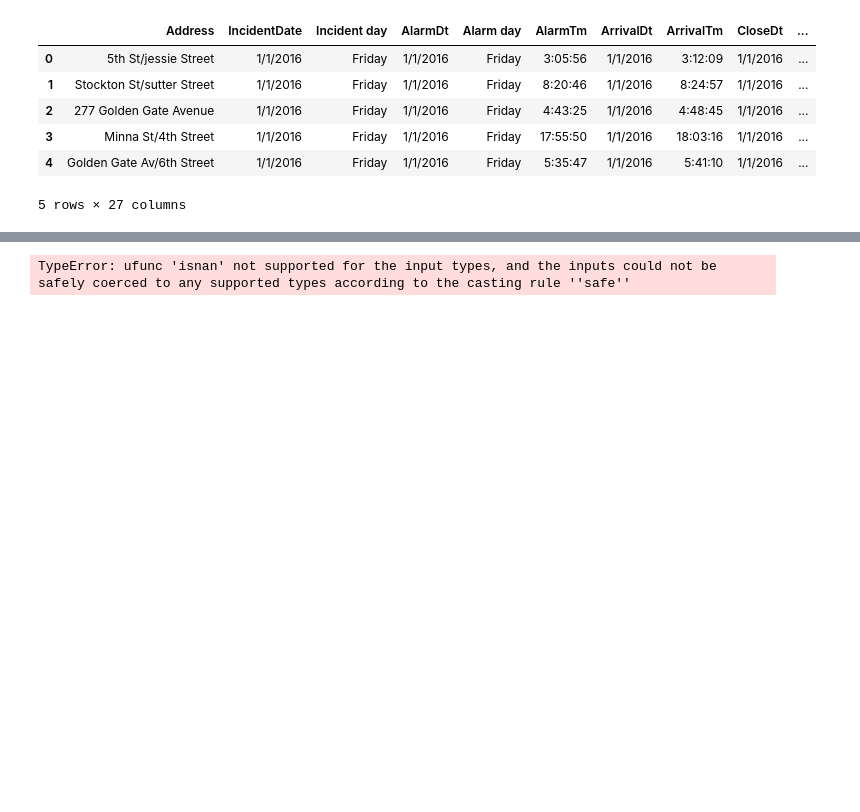
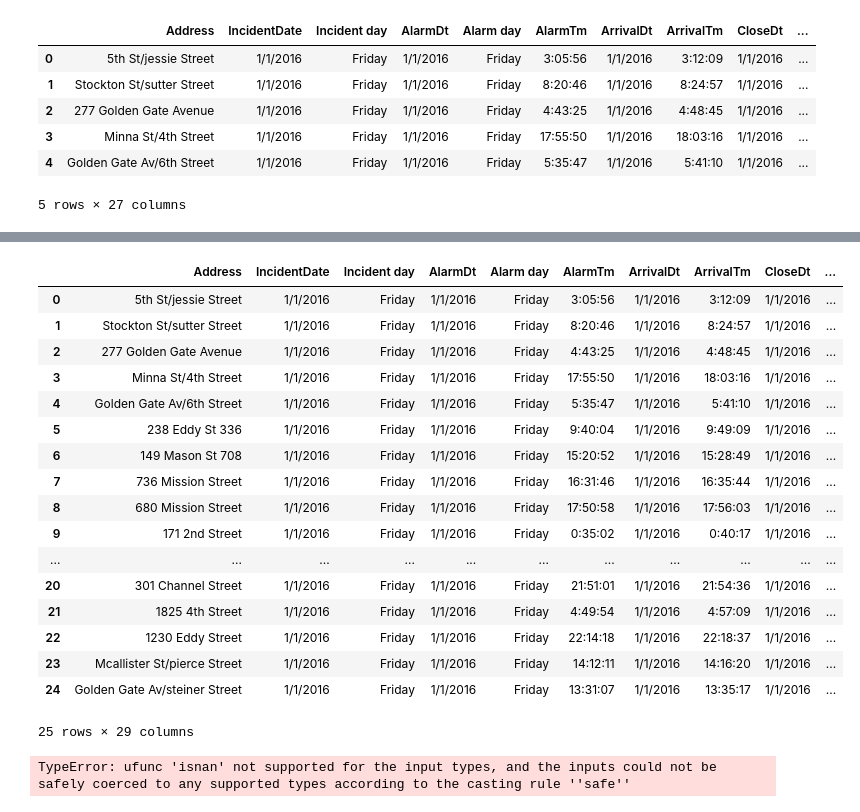
Before and after one commit to Fairfield-University-BA505/final-project-fa2019-fab4, a Jupyter notebook: SFOEMS_Code-Copy1.ipynb, the cells around one changed output, grey strips where cells are left out. Saved outputs shown, nothing was run; the diff lists cells and outputs as text; code cells hidden in the pictures; blank space fills up the shorter version.

```diff
--- a/SFOEMS_Code-Copy1.ipynb
+++ b/SFOEMS_Code-Copy1.ipynb
@@ -119,3 +110,30 @@ plt.ylim(8000,10000)
+# %%
+#To create a dictionary of weekday vs. weekend
+weekday_vs_weekend = {'Monday': 'Weekday', 'Tuesday': 'Weekday', 'Wednesday': 'Weekday', 'Thursday': 'Weekday', 'Friday': 'Weekday', 'Saturday': 'Weekend', 'Sunday': 'Weekend'}
+#print(weekday_vs_weekend)
+
+#To add season column to df using append
+SFOEMS['Day Type']=SFOEMS['Incident day'].map(weekday_vs_weekend)
+SFOEMS.head(25)
+# %% [output]
+|  | Address | IncidentDate | Incident day | AlarmDt | Alarm day | AlarmTm | ArrivalDt | ArrivalTm | CloseDt | ... |
+| 0 | 5th St/jessie Street | 1/1/2016 | Friday | 1/1/2016 | Friday | 3:05:56 | 1/1/2016 | 3:12:09 | 1/1/2016 | ... |
+| 1 | Stockton St/sutter Street | 1/1/2016 | Friday | 1/1/2016 | Friday | 8:20:46 | 1/1/2016 | 8:24:57 | 1/1/2016 | ... |
+| 2 | 277 Golden Gate Avenue | 1/1/2016 | Friday | 1/1/2016 | Friday | 4:43:25 | 1/1/2016 | 4:48:45 | 1/1/2016 | ... |
+| 3 | Minna St/4th Street | 1/1/2016 | Friday | 1/1/2016 | Friday | 17:55:50 | 1/1/2016 | 18:03:16 | 1/1/2016 | ... |
+| 4 | Golden Gate Av/6th Street | 1/1/2016 | Friday | 1/1/2016 | Friday | 5:35:47 | 1/1/2016 | 5:41:10 | 1/1/2016 | ... |
+| 5 | 238 Eddy St 336 | 1/1/2016 | Friday | 1/1/2016 | Friday | 9:40:04 | 1/1/2016 | 9:49:09 | 1/1/2016 | ... |
+| 6 | 149 Mason St 708 | 1/1/2016 | Friday | 1/1/2016 | Friday | 15:20:52 | 1/1/2016 | 15:28:49 | 1/1/2016 | ... |
+| 7 | 736 Mission Street | 1/1/2016 | Friday | 1/1/2016 | Friday | 16:31:46 | 1/1/2016 | 16:35:44 | 1/1/2016 | ... |
+| 8 | 680 Mission Street | 1/1/2016 | Friday | 1/1/2016 | Friday | 17:50:58 | 1/1/2016 | 17:56:03 | 1/1/2016 | ... |
+| 9 | 171 2nd Street | 1/1/2016 | Friday | 1/1/2016 | Friday | 0:35:02 | 1/1/2016 | 0:40:17 | 1/1/2016 | ... |
+| ... | ... | ... | ... | ... | ... | ... | ... | ... | ... | ... |
+| 20 | 301 Channel Street | 1/1/2016 | Friday | 1/1/2016 | Friday | 21:51:01 | 1/1/2016 | 21:54:36 | 1/1/2016 | ... |
+| 21 | 1825 4th Street | 1/1/2016 | Friday | 1/1/2016 | Friday | 4:49:54 | 1/1/2016 | 4:57:09 | 1/1/2016 | ... |
+| 22 | 1230 Eddy Street | 1/1/2016 | Friday | 1/1/2016 | Friday | 22:14:18 | 1/1/2016 | 22:18:37 | 1/1/2016 | ... |
+| 23 | Mcallister St/pierce Street | 1/1/2016 | Friday | 1/1/2016 | Friday | 14:12:11 | 1/1/2016 | 14:16:20 | 1/1/2016 | ... |
+| 24 | Golden Gate Av/steiner Street | 1/1/2016 | Friday | 1/1/2016 | Friday | 13:31:07 | 1/1/2016 | 13:35:17 | 1/1/2016 | ... |
+25 rows × 29 columns
 # %%
 zip_calls = pd.pivot_table(SFOEMS,values='Primary',index=['Category'], columns='Zipcode')
 sns.heatmap(SFOEMS,cmap='YlGnBu')
```
Also changed, not shown: parts of 25 cells of this notebook.
